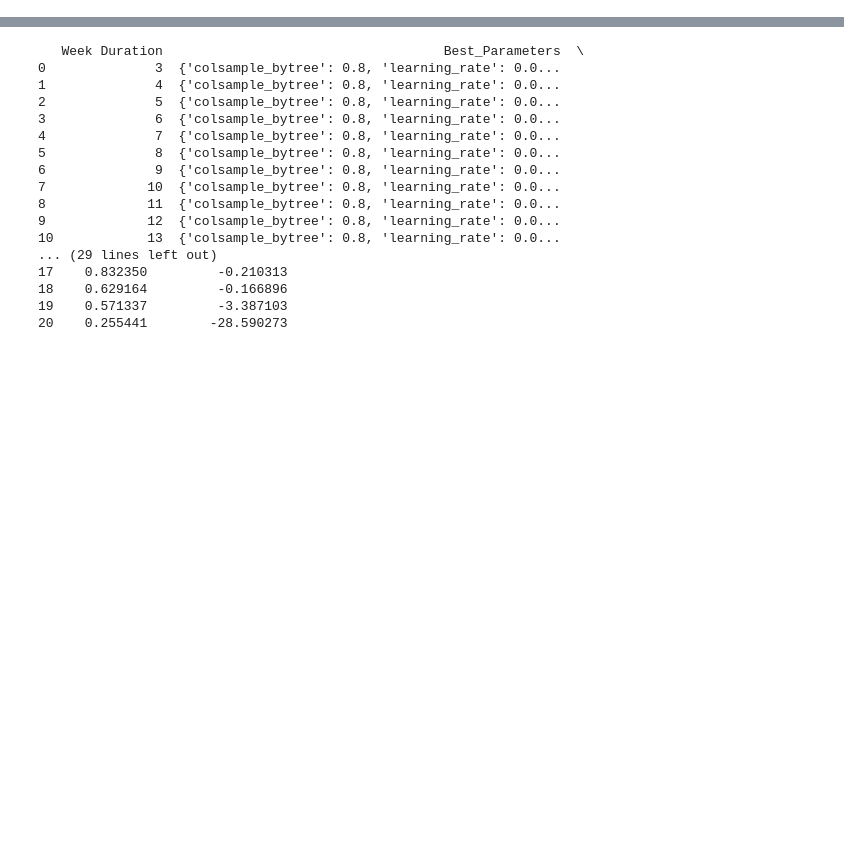
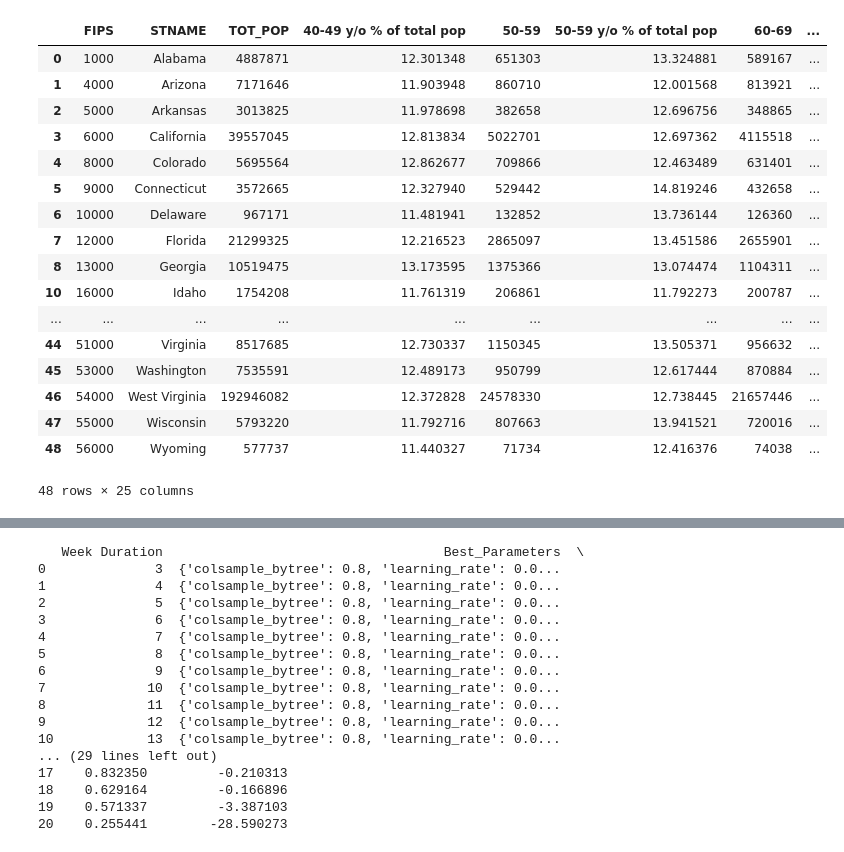
Before and after one commit to sakethsundar/covid-excess-mortality, a Jupyter notebook: excess_state_mortality_forecaster.ipynb, the cells around one changed output, grey strips where cells are left out. Cells and saved outputs as stored; diff of their text form; code cells hidden in the pictures; blank space fills up the shorter version.

```diff
--- a/excess_state_mortality_forecaster.ipynb
+++ b/excess_state_mortality_forecaster.ipynb
@@ -148,33 +156,53 @@ covariates=covariates.dropna(axis='columns', thresh=1)
 col_name="FIPS"
 first_col = covariates.pop(col_name)
 covariates.insert(0, col_name, first_col)
 covariates = covariates.rename(columns={'19-Oct': '10-19'})
 
 covariates=covariates[['FIPS','STNAME',
  'TOT_POP',
 '40-49 y/o % of total pop',
 '50-59',
 '50-59 y/o % of total pop',
 '60-69',
 '60-69 y/o % of total pop',
 '70-79',
 '70-79 y/o % of total pop',
 '80+',
 '80+ y/o % of total pop',
 'White-alone pop',
 '% White-alone',
 'Black-alone pop',
 '% Black-alone',
 "Bachelor's degree or higher 2014-18",
 'Percent of adults with less than a high school diploma 2014-18',
 'Percent of adults with a high school diploma only 2014-18',
 'Jan Precipitation / inch',
 'Jun Precipitation / inch',
 'Jan Temp AVG / F',
 'Jun Temp AVG / F',
 'Active Physicians per 100000 Population 2018 (AAMC)',
 'Total Hospitals (2019)']]
 covariates = covariates[~covariates['STNAME'].isin(states)]
+covariates
+# %% [output]
+|  | FIPS | STNAME | TOT_POP | 40-49 y/o % of total pop | 50-59 | 50-59 y/o % of total pop | 60-69 | ... |
+| 0 | 1000 | Alabama | 4887871 | 12.301348 | 651303 | 13.324881 | 589167 | ... |
+| 1 | 4000 | Arizona | 7171646 | 11.903948 | 860710 | 12.001568 | 813921 | ... |
+| 2 | 5000 | Arkansas | 3013825 | 11.978698 | 382658 | 12.696756 | 348865 | ... |
+| 3 | 6000 | California | 39557045 | 12.813834 | 5022701 | 12.697362 | 4115518 | ... |
+| 4 | 8000 | Colorado | 5695564 | 12.862677 | 709866 | 12.463489 | 631401 | ... |
+| 5 | 9000 | Connecticut | 3572665 | 12.327940 | 529442 | 14.819246 | 432658 | ... |
+| 6 | 10000 | Delaware | 967171 | 11.481941 | 132852 | 13.736144 | 126360 | ... |
+| 7 | 12000 | Florida | 21299325 | 12.216523 | 2865097 | 13.451586 | 2655901 | ... |
+| 8 | 13000 | Georgia | 10519475 | 13.173595 | 1375366 | 13.074474 | 1104311 | ... |
+| 10 | 16000 | Idaho | 1754208 | 11.761319 | 206861 | 11.792273 | 200787 | ... |
+| ... | ... | ... | ... | ... | ... | ... | ... | ... |
+| 44 | 51000 | Virginia | 8517685 | 12.730337 | 1150345 | 13.505371 | 956632 | ... |
+| 45 | 53000 | Washington | 7535591 | 12.489173 | 950799 | 12.617444 | 870884 | ... |
+| 46 | 54000 | West Virginia | 192946082 | 12.372828 | 24578330 | 12.738445 | 21657446 | ... |
+| 47 | 55000 | Wisconsin | 5793220 | 11.792716 | 807663 | 13.941521 | 720016 | ... |
+| 48 | 56000 | Wyoming | 577737 | 11.440327 | 71734 | 12.416376 | 74038 | ... |
+48 rows × 25 columns
 # %%
 def merge_dataset(weekly_total_deaths_df, weekly_deaths_df, weekly_cases_df):
     weekly_deaths_prior_one_weeks_df = weekly_deaths_df.copy()
```
Also changed, not shown: parts of 7 cells of this notebook, 1 other file.
